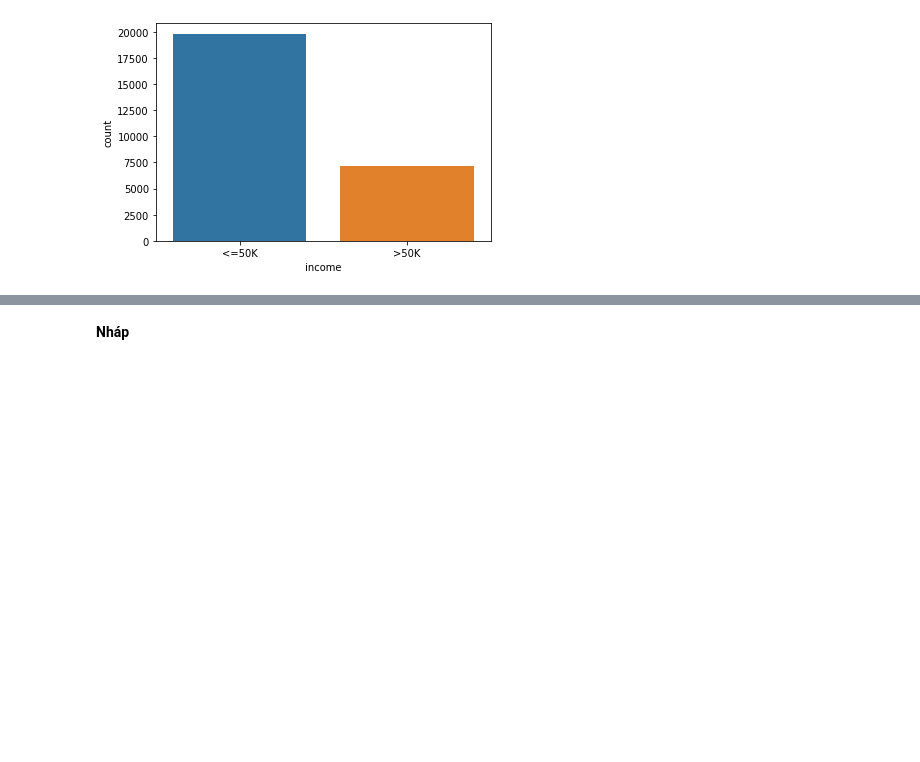
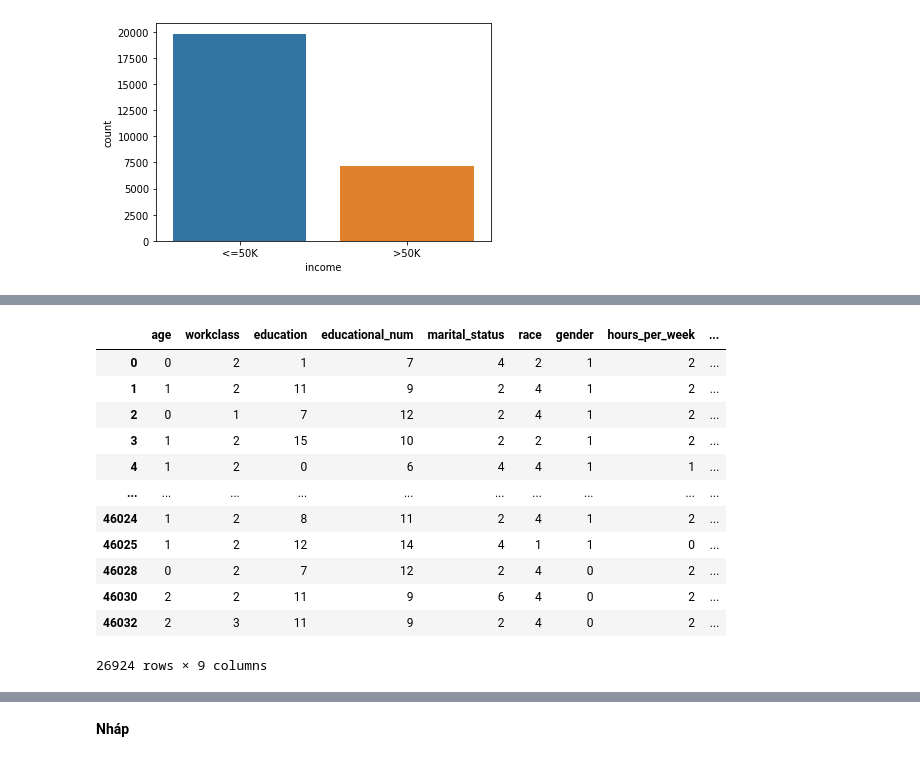
Before and after one commit to huongd17at089/income_prediction, a Jupyter notebook: income_prediction.ipynb, the cells around one changed output, grey strips where cells are left out. Drawn from its saved outputs; the diff is of its cells as text; code cells hidden in the pictures; blank space fills up the shorter version.

```diff
--- a/income_prediction.ipynb
+++ b/income_prediction.ipynb
@@ -258,2 +282,18 @@ data.race = LabelEncoder().fit_transform(data.race)
+# %%
+data
+# %% [output]
+|  | age | workclass | education | educational_num | marital_status | race | gender | hours_per_week | ... |
+| 0 | 0 | 2 | 1 | 7 | 4 | 2 | 1 | 2 | ... |
+| 1 | 1 | 2 | 11 | 9 | 2 | 4 | 1 | 2 | ... |
+| 2 | 0 | 1 | 7 | 12 | 2 | 4 | 1 | 2 | ... |
+| 3 | 1 | 2 | 15 | 10 | 2 | 2 | 1 | 2 | ... |
+| 4 | 1 | 2 | 0 | 6 | 4 | 4 | 1 | 1 | ... |
+| ... | ... | ... | ... | ... | ... | ... | ... | ... | ... |
+| 46024 | 1 | 2 | 8 | 11 | 2 | 4 | 1 | 2 | ... |
+| 46025 | 1 | 2 | 12 | 14 | 4 | 1 | 1 | 0 | ... |
+| 46028 | 0 | 2 | 7 | 12 | 2 | 4 | 0 | 2 | ... |
+| 46030 | 2 | 2 | 11 | 9 | 6 | 4 | 0 | 2 | ... |
+| 46032 | 2 | 3 | 11 | 9 | 2 | 4 | 0 | 2 | ... |
+26924 rows × 9 columns
 # %%
 data.astype("int64")
```
Also changed, not shown: parts of 15 cells of this notebook.
